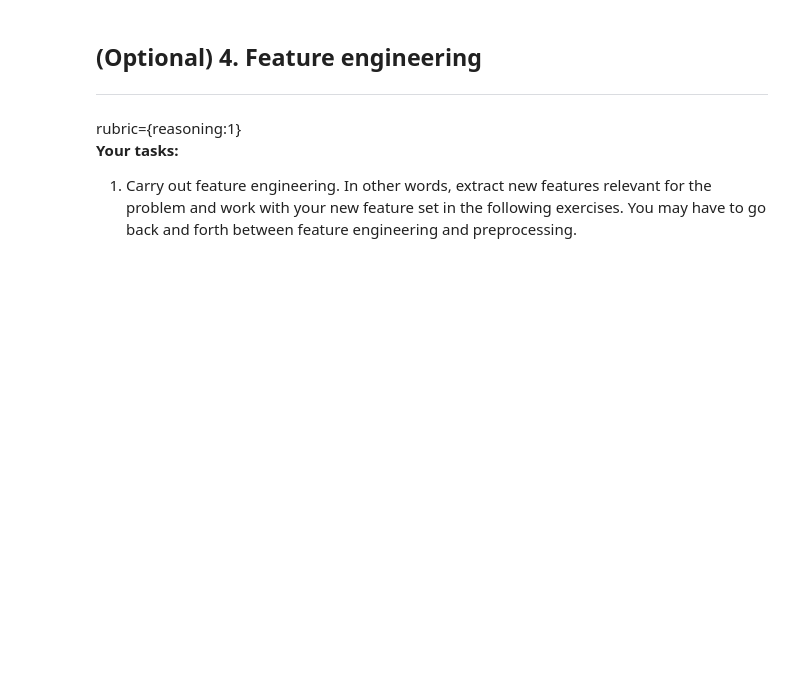
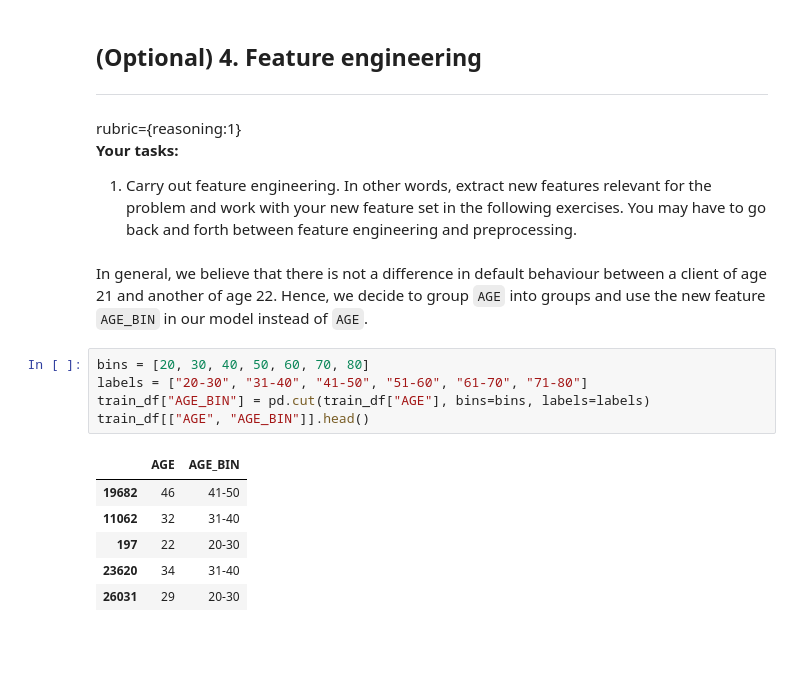
Before and after one commit to nobbynguyen/573Lab4_Classification_Group-GSN, a Jupyter notebook: lab4.ipynb, the cells around one changed output. Cells and saved outputs as stored; diff of their text form; blank space fills up the shorter version.

```diff
--- a/lab4.ipynb
+++ b/lab4.ipynb
@@ -353,6 +353,20 @@ rubric={reasoning:1}
 **Your tasks:**
 
 1. Carry out feature engineering. In other words, extract new features relevant for the problem and work with your new feature set in the following exercises. You may have to go back and forth between feature engineering and preprocessing.
+# %% [markdown]
+In general, we believe that there is not a difference in default behaviour between a client of age 21 and another of age 22. Hence, we decide to group `AGE` into groups and use the new feature `AGE_BIN` in our model instead of `AGE`.
+# %%
+bins = [20, 30, 40, 50, 60, 70, 80]
+labels = ["20-30", "31-40", "41-50", "51-60", "61-70", "71-80"]
+train_df["AGE_BIN"] = pd.cut(train_df["AGE"], bins=bins, labels=labels)
+train_df[["AGE", "AGE_BIN"]].head()
+# %% [output]
+|  | AGE | AGE_BIN |
+| 19682 | 46 | 41-50 |
+| 11062 | 32 | 31-40 |
+| 197 | 22 | 20-30 |
+| 23620 | 34 | 31-40 |
+| 26031 | 29 | 20-30 |
 # %% [markdown]
 <br><br>
 # %% [markdown]
```
Also changed, not shown: parts of 1 cell of this notebook.
